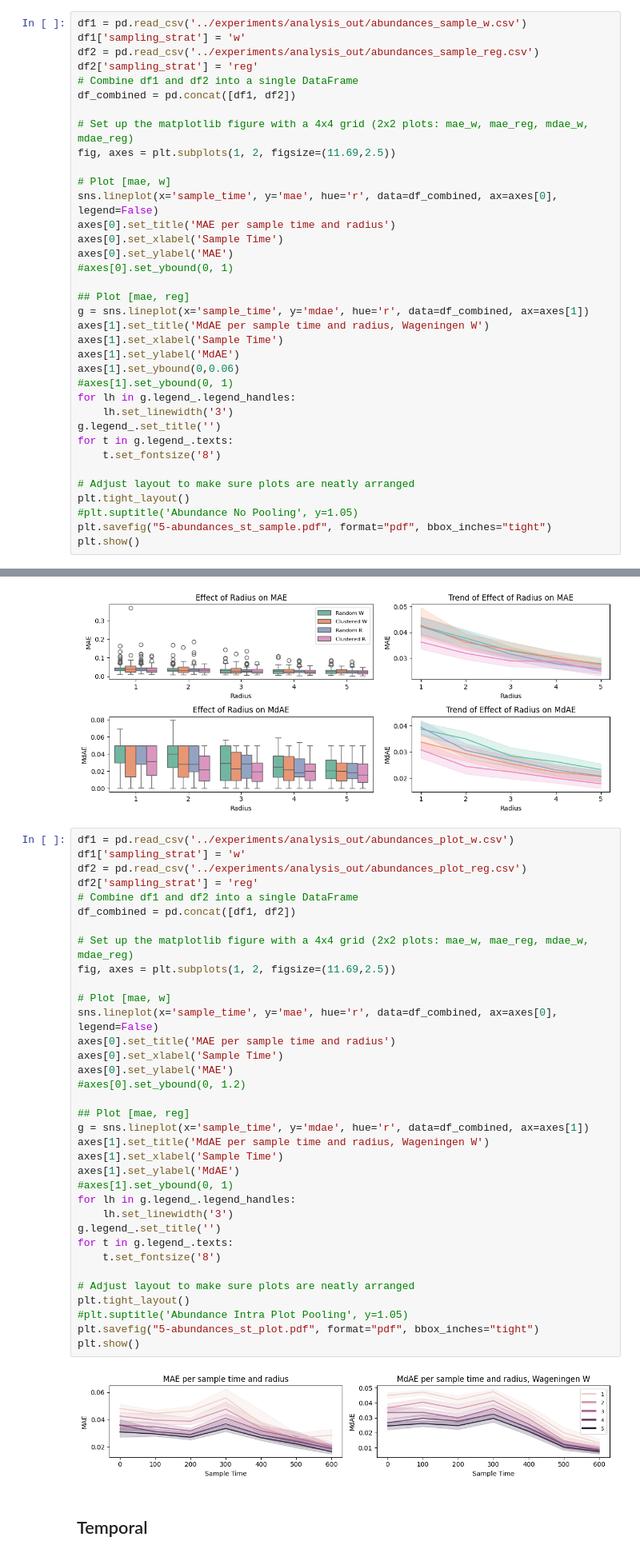
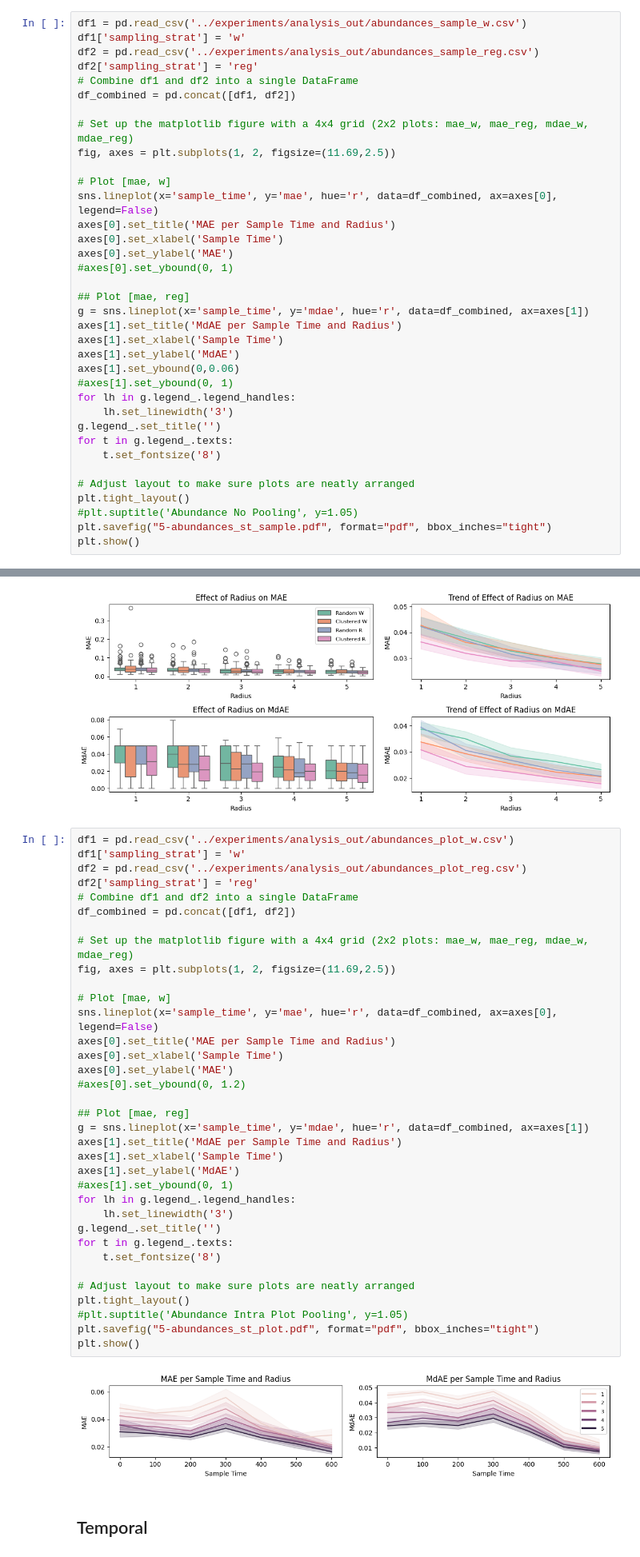
Before and after one commit to timovdk/BLOSSOM, a Jupyter notebook: figures/5-results_viz.ipynb, the cells around one changed output, grey strips where cells are left out. Shown at 80% size. Drawn from its saved outputs; the diff is of its cells as text.

```diff
--- a/figures/5-results_viz.ipynb
+++ b/figures/5-results_viz.ipynb
@@ -80,14 +80,14 @@ fig, axes = plt.subplots(1, 2, figsize=(11.69,2.5))
 
 # Plot [mae, w]
 sns.lineplot(x='sample_time', y='mae', hue='r', data=df_combined, ax=axes[0], legend=False)
-axes[0].set_title('MAE per sample time and radius')
+axes[0].set_title('MAE per Sample Time and Radius')
 axes[0].set_xlabel('Sample Time')
 axes[0].set_ylabel('MAE')
 #axes[0].set_ybound(0, 1)
 
 ## Plot [mae, reg]
 g = sns.lineplot(x='sample_time', y='mdae', hue='r', data=df_combined, ax=axes[1])
-axes[1].set_title('MdAE per sample time and radius, Wageningen W')
+axes[1].set_title('MdAE per Sample Time and Radius')
 axes[1].set_xlabel('Sample Time')
 axes[1].set_ylabel('MdAE')
 axes[1].set_ybound(0,0.06)
@@ -174,36 +174,36 @@ df2 = pd.read_csv('../experiments/analysis_out/abundances_plot_reg.csv')
 df2['sampling_strat'] = 'reg'
 # Combine df1 and df2 into a single DataFrame
 df_combined = pd.concat([df1, df2])
 
 # Set up the matplotlib figure with a 4x4 grid (2x2 plots: mae_w, mae_reg, mdae_w, mdae_reg)
 fig, axes = plt.subplots(1, 2, figsize=(11.69,2.5))
 
 # Plot [mae, w]
 sns.lineplot(x='sample_time', y='mae', hue='r', data=df_combined, ax=axes[0], legend=False)
-axes[0].set_title('MAE per sample time and radius')
+axes[0].set_title('MAE per Sample Time and Radius')
 axes[0].set_xlabel('Sample Time')
 axes[0].set_ylabel('MAE')
 #axes[0].set_ybound(0, 1.2)
 
 ## Plot [mae, reg]
 g = sns.lineplot(x='sample_time', y='mdae', hue='r', data=df_combined, ax=axes[1])
-axes[1].set_title('MdAE per sample time and radius, Wageningen W')
+axes[1].set_title('MdAE per Sample Time and Radius')
 axes[1].set_xlabel('Sample Time')
 axes[1].set_ylabel('MdAE')
 #axes[1].set_ybound(0, 1)
 for lh in g.legend_.legend_handles:
     lh.set_linewidth('3')
 g.legend_.set_title('')
 for t in g.legend_.texts:
     t.set_fontsize('8')
 
 # Adjust layout to make sure plots are neatly arranged
 plt.tight_layout()
 #plt.suptitle('Abundance Intra Plot Pooling', y=1.05)
 plt.savefig("5-abundances_st_plot.pdf", format="pdf", bbox_inches="tight")
 plt.show()
 # %% [output]
-[figure, old version]
+[figure, new version]
 # %% [markdown]
 ## Temporal
 # %%
```
Also changed, not shown: parts of 5 cells of this notebook, 9 other files.
